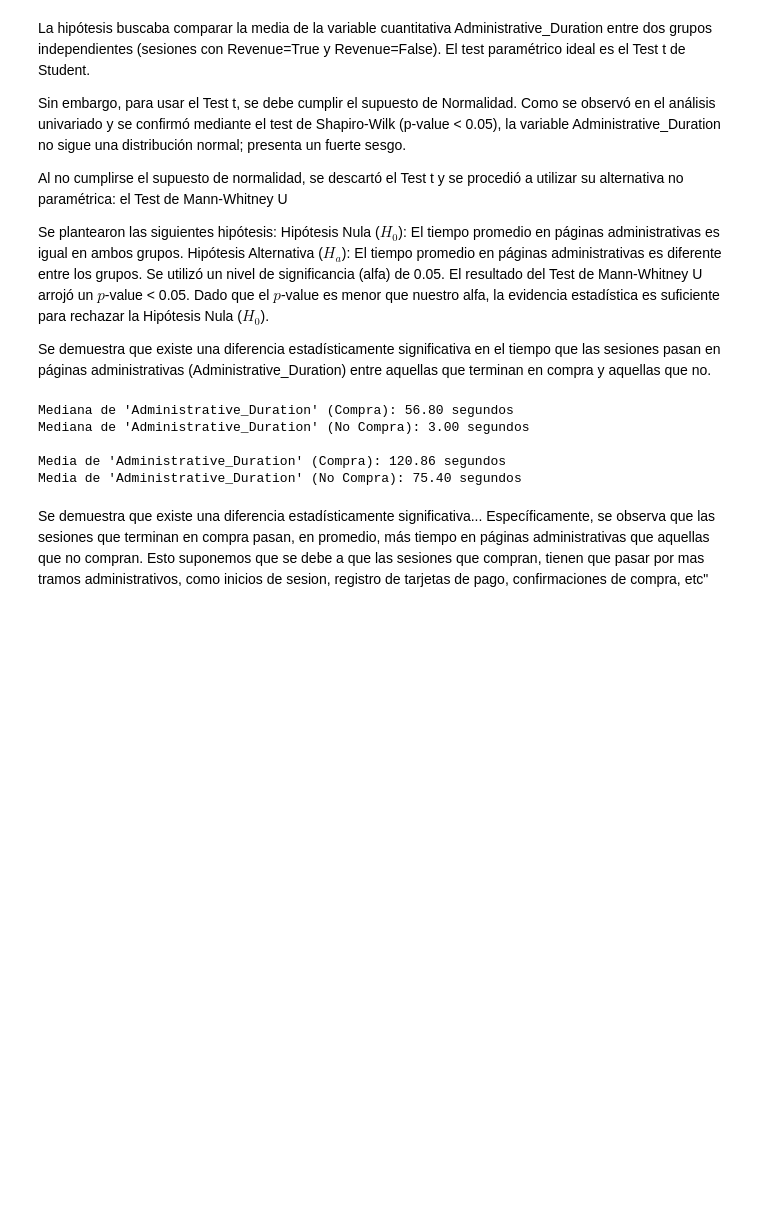
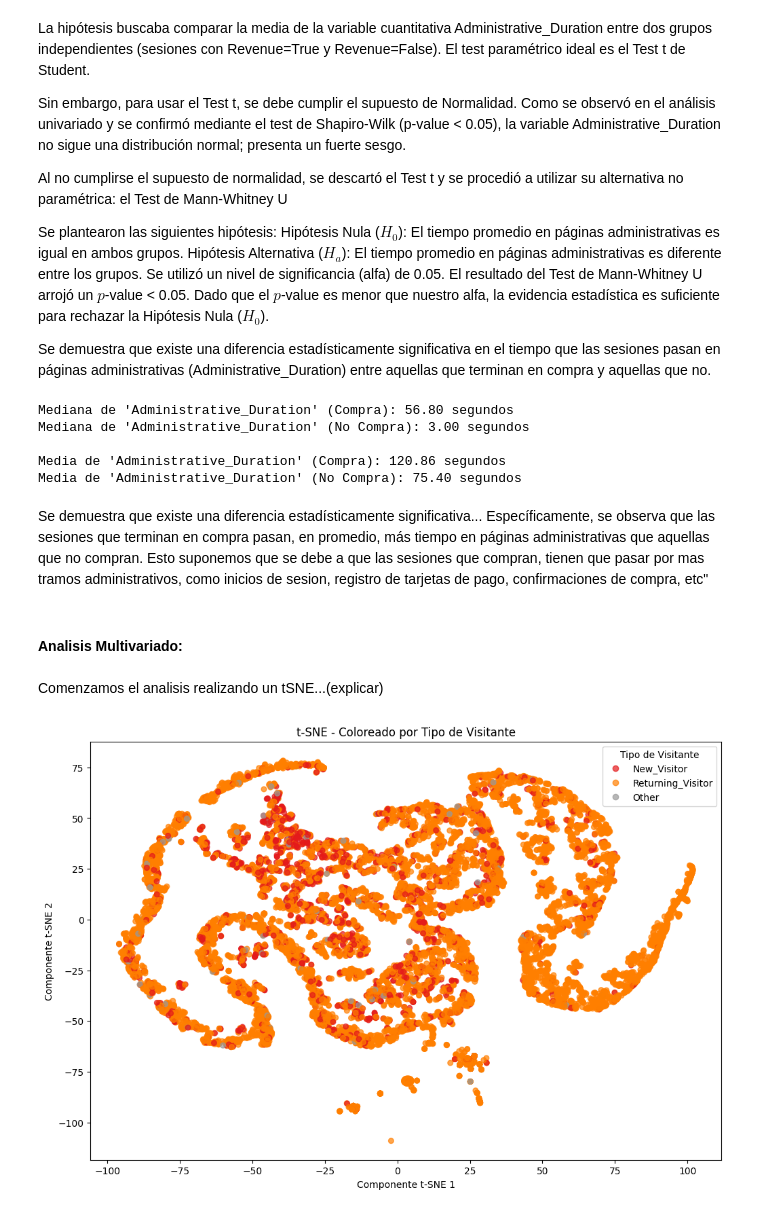
Before and after one commit to Simon22-lab/TPE-Abraham-Cisilino-2025, a Jupyter notebook: hipotesis.ipynb, the cells around one changed output. Drawn from its saved outputs; the diff is of its cells as text; code cells hidden in the pictures; blank space fills up the shorter version.

```diff
--- a/hipotesis.ipynb
+++ b/hipotesis.ipynb
@@ -474,3 +525,32 @@ Media de 'Administrative_Duration' (Compra): 120.86 segundos
 Media de 'Administrative_Duration' (No Compra): 75.40 segundos
 # %% [markdown]
 Se demuestra que existe una diferencia estadísticamente significativa... Específicamente, se observa que las sesiones que terminan en compra pasan, en promedio, más tiempo en páginas administrativas que aquellas que no compran. Esto suponemos que se debe a que las sesiones que compran, tienen que pasar por mas tramos administrativos, como inicios de sesion, registro de tarjetas de pago, confirmaciones de compra, etc"
+# %% [markdown]
+#### Analisis Multivariado:
+# %% [markdown]
+Comenzamos el analisis realizando un tSNE...(explicar)
+# %%
+from sklearn.manifold import TSNE
+import matplotlib.pyplot as plt
+
+tsne = TSNE(n_components=2, random_state=42, perplexity=30)
+X_tsne = tsne.fit_transform(df.select_dtypes(include=['number']))
+
+# Mapear VisitorType a colores
+visitortype_map = {'New_Visitor': 0, 'Returning_Visitor': 1, 'Other': 2}
+colors = np.array([visitortype_map.get(str(typ), 3) for typ in df['VisitorType']])
+
+# Graficar
+plt.figure(figsize=(12, 8))
+scatter = plt.scatter(X_tsne[:, 0], X_tsne[:, 1], c=colors, alpha=0.7, s=30, cmap='Set1')
+
+# Leyenda
+legend_labels = ['New_Visitor', 'Returning_Visitor', 'Other']
+plt.legend(handles=scatter.legend_elements()[0], labels=legend_labels, title='Tipo de Visitante')
+
+plt.title('t-SNE - Coloreado por Tipo de Visitante')
+plt.xlabel('Componente t-SNE 1')
+plt.ylabel('Componente t-SNE 2')
+plt.show()
+# %% [output]
+[figure, added]
```
Also changed, not shown: parts of 34 cells of this notebook, 3 other files.
